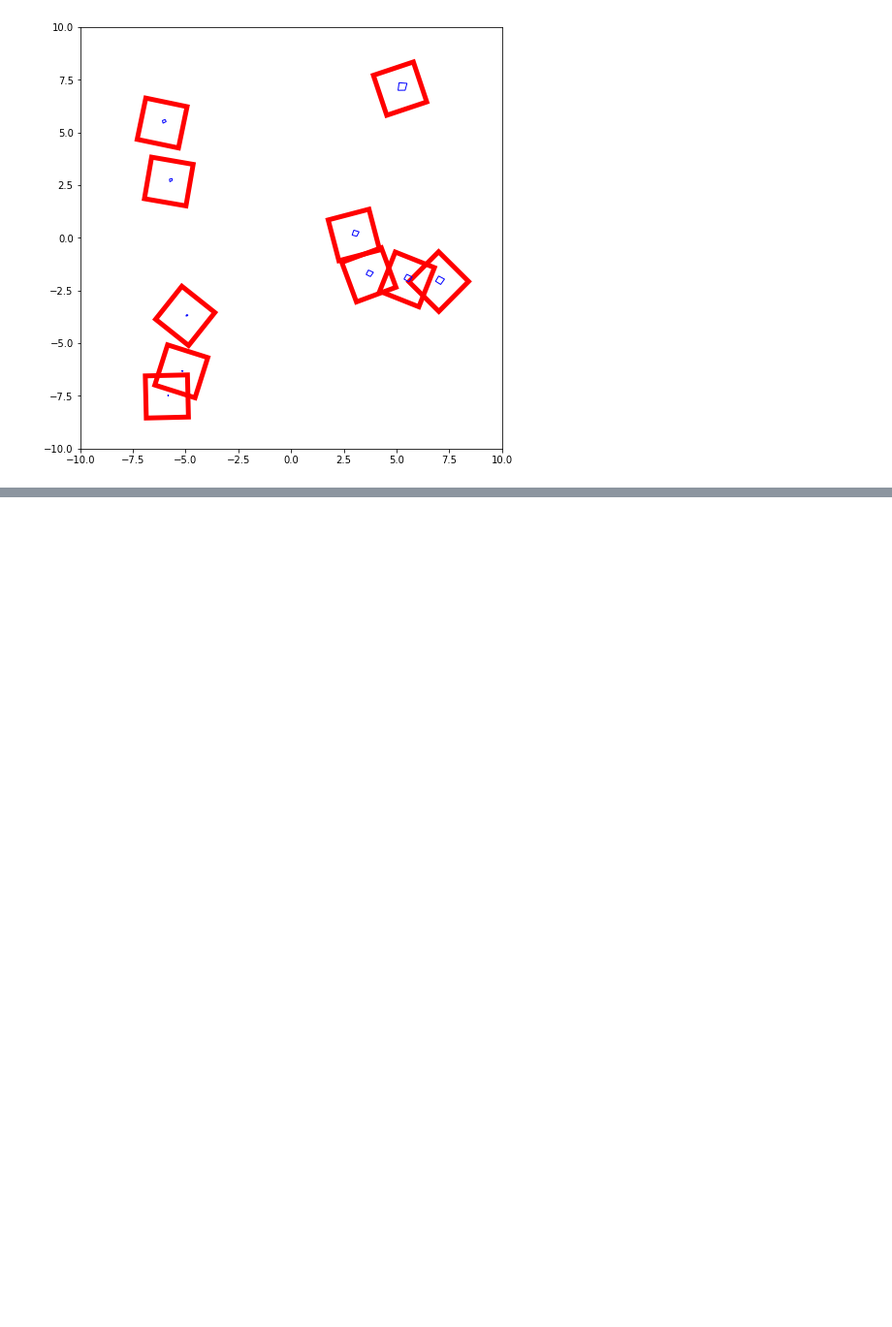
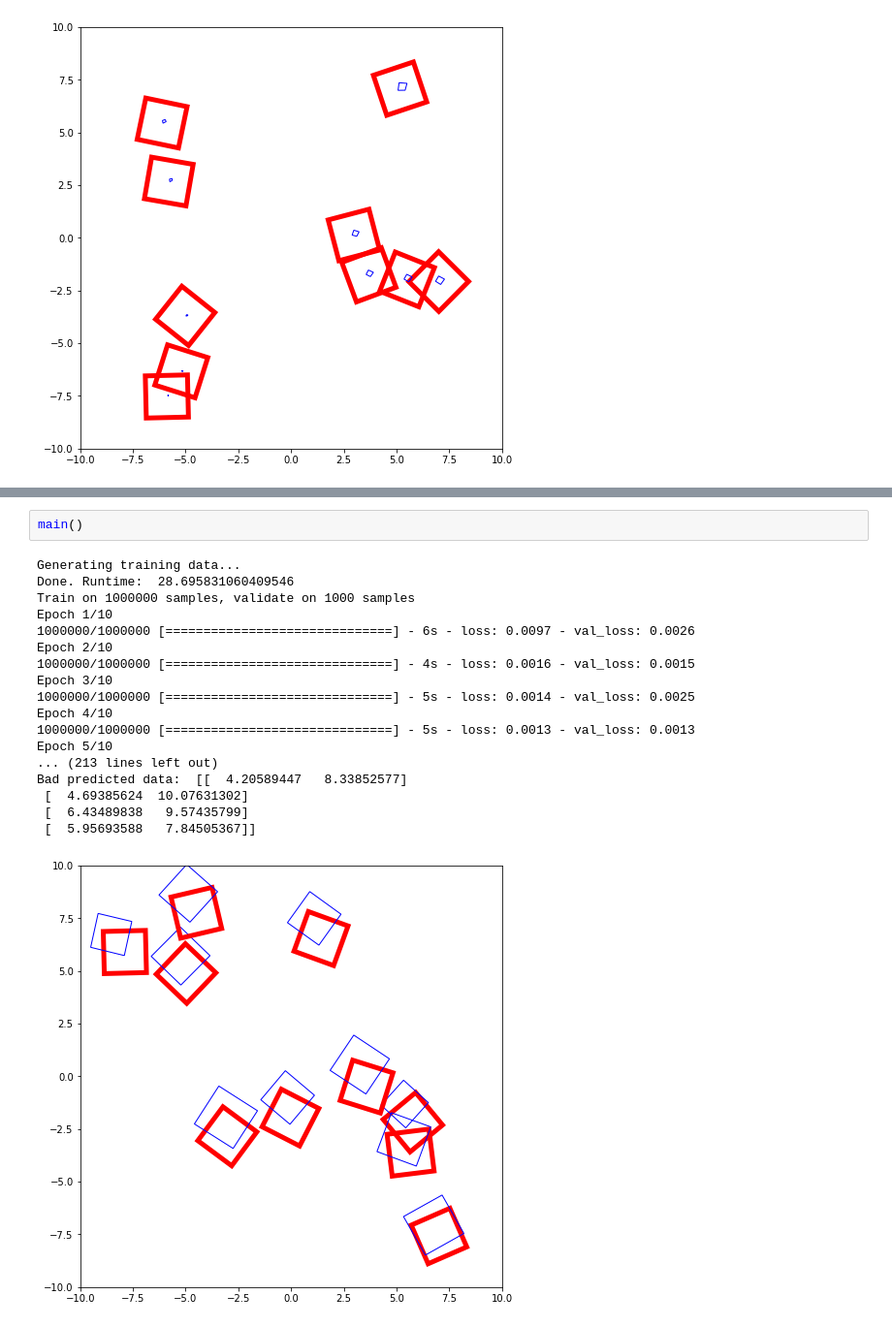
Before and after one commit to lawsonfulton/research-experiments, a Jupyter notebook: box-auto-enc/experiment book.ipynb, the cells around one changed output, grey strips where cells are left out. Shown at 97% size. Saved outputs shown, nothing was run; the diff lists cells and outputs as text; blank space fills up the shorter version.

```diff
--- a/box-auto-enc/experiment book.ipynb
+++ b/box-auto-enc/experiment book.ipynb
@@ -508,0 +530,21 @@ Bad predicted data:  [[  1.18669748  10.16994286]
+# %%
+main()
+# %% [output]
+Generating training data...
+Done. Runtime:  28.695831060409546
+Train on 1000000 samples, validate on 1000 samples
+Epoch 1/10
+1000000/1000000 [==============================] - 6s - loss: 0.0097 - val_loss: 0.0026
+Epoch 2/10
+1000000/1000000 [==============================] - 4s - loss: 0.0016 - val_loss: 0.0015
+Epoch 3/10
+1000000/1000000 [==============================] - 5s - loss: 0.0014 - val_loss: 0.0025
+Epoch 4/10
+1000000/1000000 [==============================] - 5s - loss: 0.0013 - val_loss: 0.0013
+Epoch 5/10
+... (213 lines left out)
+Bad predicted data:  [[  4.20589447   8.33852577]
+ [  4.69385624  10.07631302]
+ [  6.43489838   9.57435799]
+ [  5.95693588   7.84505367]]
+[figure, added]
```
Also changed, not shown: parts of 33 cells of this notebook, 1 other file.
